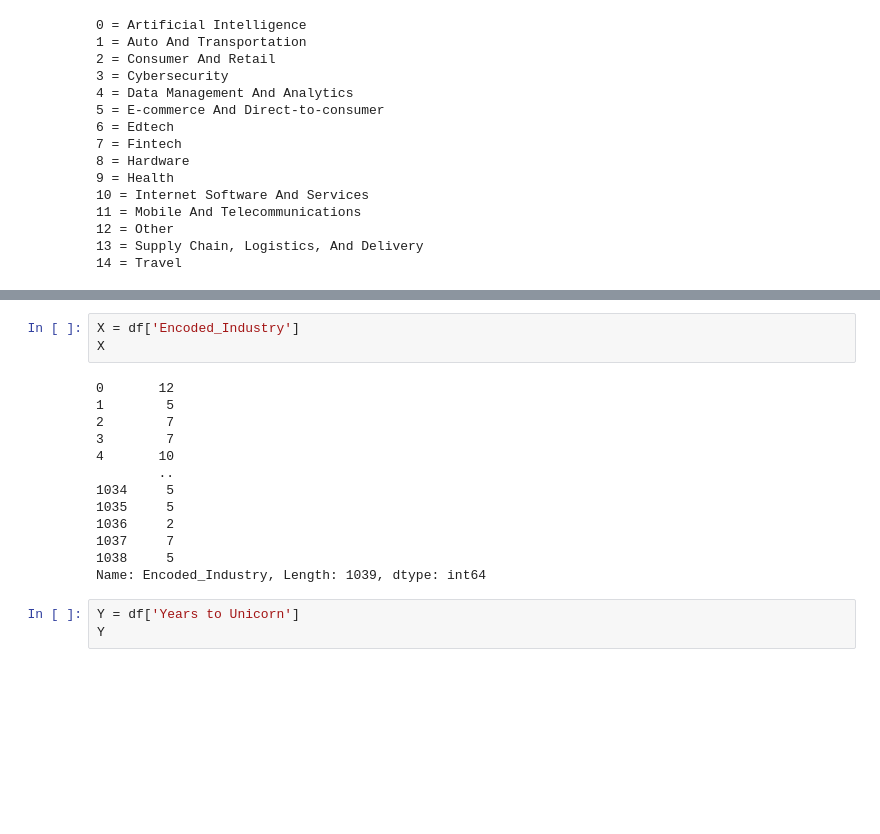
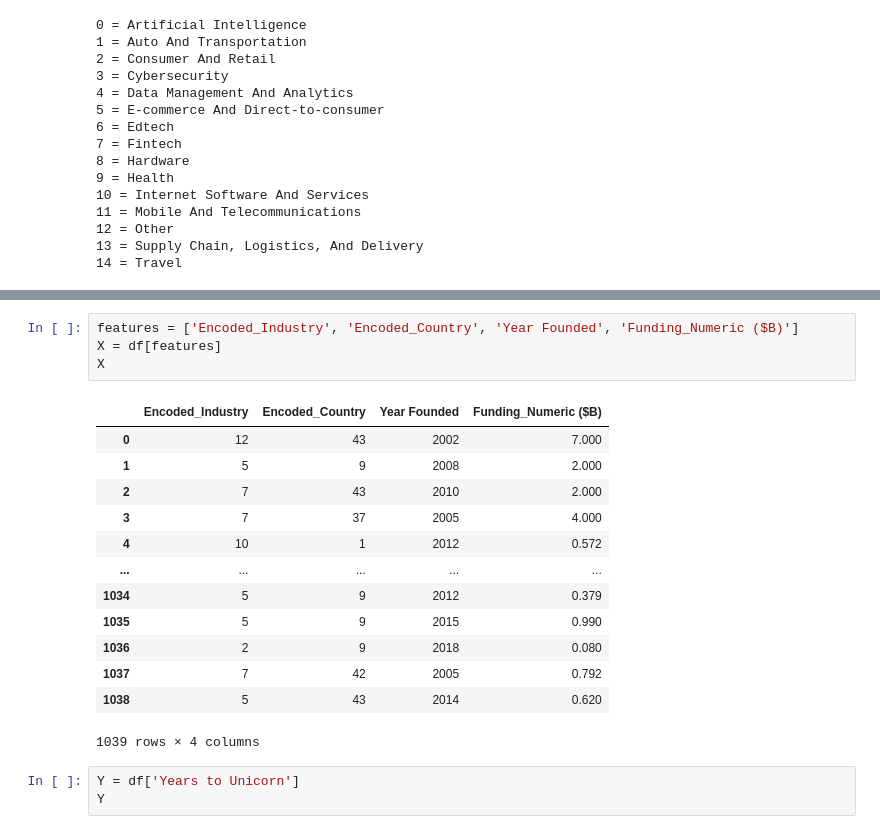
Before and after one commit to CristovalNS/Fundamentals_of_Data_Science_Project, a Jupyter notebook: DecisionTree.ipynb, the cells around one changed output, grey strips where cells are left out. Drawn from its saved outputs; the diff is of its cells as text; blank space fills up the shorter version.

```diff
--- a/DecisionTree.ipynb
+++ b/DecisionTree.ipynb
@@ -71,19 +114,21 @@ for key, value in sorted_mapping_dict:
 # %%
-X = df['Encoded_Industry']
+features = ['Encoded_Industry', 'Encoded_Country', 'Year Founded', 'Funding_Numeric ($B)']
+X = df[features]
 X
 # %% [output]
+|  | Encoded_Industry | Encoded_Country | Year Founded | Funding_Numeric ($B) |
+| 0 | 12 | 43 | 2002 | 7.000 |
+| 1 | 5 | 9 | 2008 | 2.000 |
+| 2 | 7 | 43 | 2010 | 2.000 |
+| 3 | 7 | 37 | 2005 | 4.000 |
+| 4 | 10 | 1 | 2012 | 0.572 |
+| ... | ... | ... | ... | ... |
+| 1034 | 5 | 9 | 2012 | 0.379 |
+| 1035 | 5 | 9 | 2015 | 0.990 |
+| 1036 | 2 | 9 | 2018 | 0.080 |
+| 1037 | 7 | 42 | 2005 | 0.792 |
+| 1038 | 5 | 43 | 2014 | 0.620 |
-0       12
-1        5
-2        7
-3        7
-4       10
-        ..
-1034     5
-1035     5
-1036     2
-1037     7
-1038     5
-Name: Encoded_Industry, Length: 1039, dtype: int64
+1039 rows × 4 columns
 # %%
 Y = df['Years to Unicorn']
 Y
```
Also changed, not shown: parts of 10 cells of this notebook.
